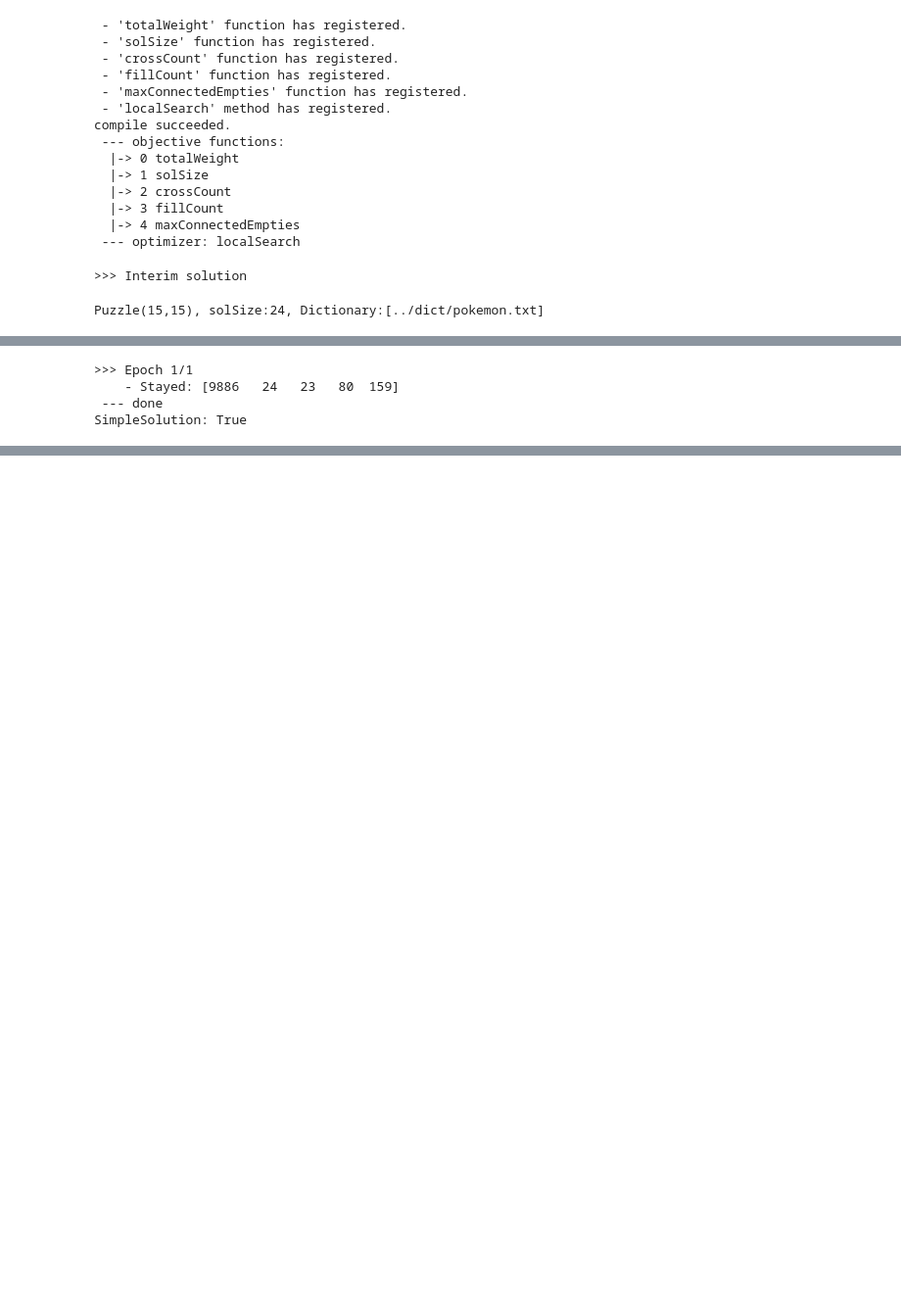
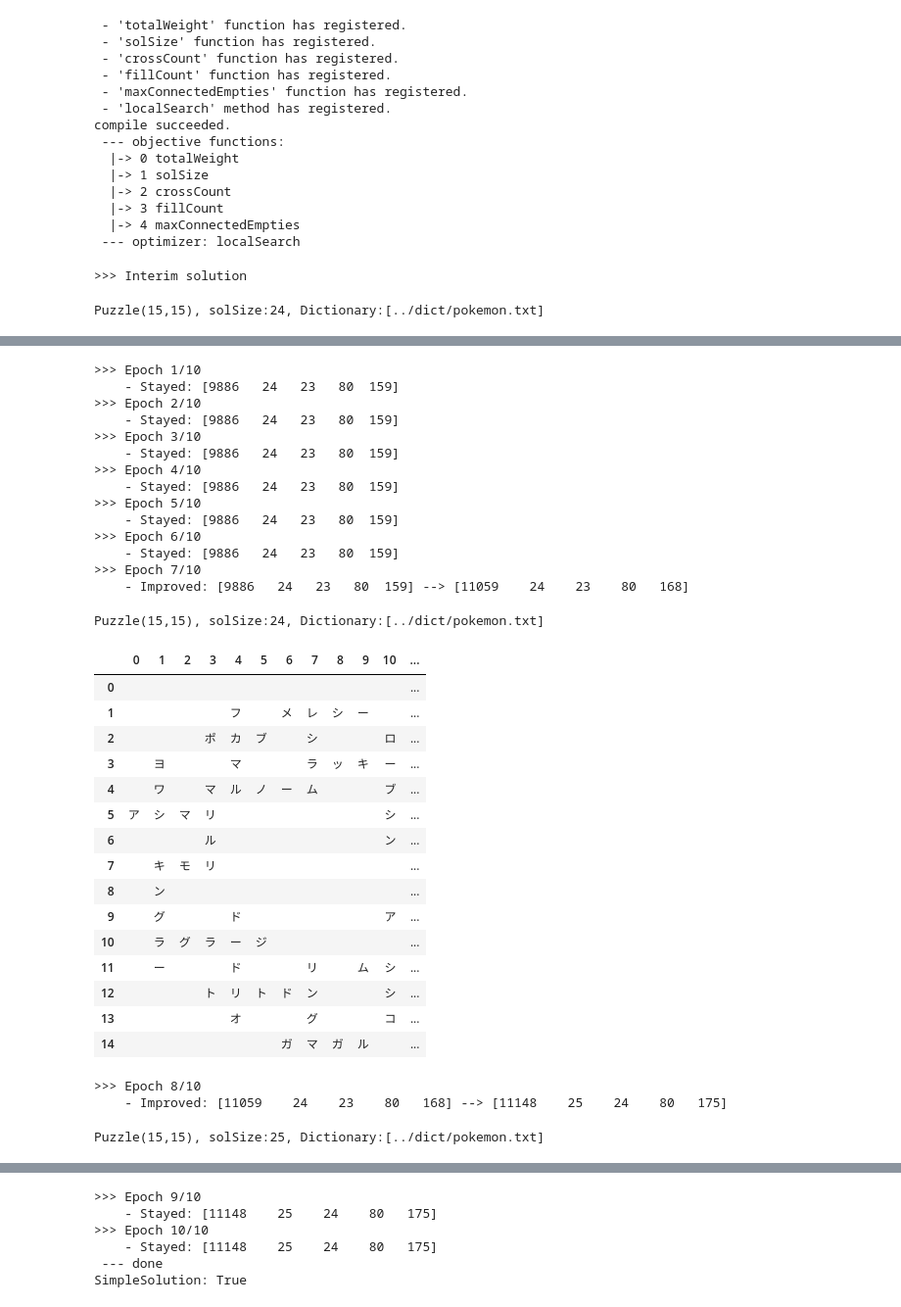
Before and after one commit to sushi-kimura/Crossword-LocalSearch, a Jupyter notebook: jupyter/fancy.ipynb, the cells around one changed output, grey strips where cells are left out. Shown at 98% size. Saved outputs shown, nothing was run; the diff lists cells and outputs as text; code cells hidden in the pictures; blank space fills up the shorter version.

```diff
--- a/jupyter/fancy.ipynb
+++ b/jupyter/fancy.ipynb
@@ -34,8 +34,6 @@ class FancyPuzzle(Puzzle):
         self.mask = mask
 
         super().__init__(width, height, title, msg)
-
-        self.enable = self.enable*mask
 
     def isEnabledAdd(self, div, i, j, word, wLen):
         """
@@ -95,6 +93,31 @@ class FancyPuzzle(Puzzle):
         plt.tight_layout()
         plt.savefig(fpath, dpi=dpi)
         plt.close()
+
+    def jump(self, idx):
+        tmp_puzzle = self.__class__(self.width, self.height, self.mask, self.title, msg=False)
+        tmp_puzzle.dic = copy.deepcopy(self.dic)
+        tmp_puzzle.plc = Placeable(self.width, self.height, tmp_puzzle.dic, msg=False)
+        tmp_puzzle.optimizer = copy.deepcopy(self.optimizer)
+        tmp_puzzle.objFunc = copy.deepcopy(self.objFunc)
+        tmp_puzzle.baseHistory = copy.deepcopy(self.baseHistory)
+
+        if set(self.history).issubset(self.baseHistory) is False:
+            if idx <= len(self.history):
+                tmp_puzzle.baseHistory = copy.deepcopy(self.history)
+            else:
+                raise RuntimeError('This puzzle is up to date')
+
+        for code, k, div, i, j in tmp_puzzle.baseHistory[:idx]:
+            if code == 1:
+                tmp_puzzle._add(div, i, j, k)
+            elif code in (2,3):
+                tmp_puzzle._drop(div, i, j, k)
+        tmp_puzzle.initSol = True
+        return tmp_puzzle
+
+    def move(self, direction, n=0, limit=False):
+        super().move(direction, n, limit)
 # %% [markdown]
 ### フォント設定
 本ライブラリにおける画像化には`matplotlib`が用いられますが、`matplotlib`はデフォルトで日本語に対応したフォントを使わないので、`rcParams`を用いてデフォルトのフォント設定を変更します。
@@ -183,29 +206,59 @@ compile succeeded.
 # %%
 # Solve
 puzzle.firstSolve()
-puzzle.solve(epoch=1)
+puzzle.solve(epoch=10)
 print(f"SimpleSolution: {puzzle.isSimpleSol()}")
 puzzle.saveAnswerImage(f"fig/puzzle/{dic.name}_w{width}_h{height}_r{seed}.png", "【単語リスト】")
 # %% [output]
 >>> Interim solution
 Puzzle(15,15), solSize:24, Dictionary:[../dict/pokemon.txt]
 |  | 0 | 1 | 2 | 3 | 4 | 5 | 6 | 7 | 8 | 9 | 10 | ... |
 | 0 |  |  |  |  |  |  |  |  |  |  |  | ... |
 | 1 |  |  |  |  | フ |  | メ | レ | シ | ー |  | ... |
 | 2 |  |  |  | ポ | カ | ブ |  | シ |  |  | ロ | ... |
 | 3 |  | ヨ |  |  | マ |  |  | ラ | ッ | キ | ー | ... |
 | 4 |  | ワ |  | マ | ル | ノ | ー | ム |  |  | ブ | ... |
 | 5 | ア | シ | マ | リ |  |  |  |  |  |  | シ | ... |
 | 6 |  |  |  | ル |  |  |  |  |  |  | ン | ... |
 | 7 |  | キ | モ | リ |  |  |  |  |  |  |  | ... |
 | 8 |  | ュ |  |  | デ |  |  |  |  |  |  | ... |
 | 9 |  | ウ | ツ | ド | ン |  |  |  |  |  | ア | ... |
 | 10 |  | コ |  |  | リ |  |  | ソ |  |  |  | ... |
 | 11 |  | ン |  | ジ | ュ | プ | ト | ル |  | ム | シ | ... |
 | 12 |  |  |  |  | ウ |  |  | ロ |  |  | シ | ... |
 | 13 |  |  |  |  |  | ケ | ム | ッ | ソ |  | コ | ... |
 | 14 |  |  |  |  |  |  |  | ク |  |  |  | ... |
->>> Epoch 1/1
+>>> Epoch 1/10
     - Stayed: [9886   24   23   80  159]
- --- done
-SimpleSolution: True
+>>> Epoch 2/10
+    - Stayed: [9886   24   23   80  159]
+>>> Epoch 3/10
+    - Stayed: [9886   24   23   80  159]
+>>> Epoch 4/10
+    - Stayed: [9886   24   23   80  159]
+>>> Epoch 5/10
+    - Stayed: [9886   24   23   80  159]
+>>> Epoch 6/10
+    - Stayed: [9886   24   23   80  159]
+>>> Epoch 7/10
+    - Improved: [9886   24   23   80  159] --> [11059    24    23    80   168]
+Puzzle(15,15), solSize:24, Dictionary:[../dict/pokemon.txt]
+|  | 0 | 1 | 2 | 3 | 4 | 5 | 6 | 7 | 8 | 9 | 10 | ... |
+| 0 |  |  |  |  |  |  |  |  |  |  |  | ... |
+| 1 |  |  |  |  | フ |  | メ | レ | シ | ー |  | ... |
+| 2 |  |  |  | ポ | カ | ブ |  | シ |  |  | ロ | ... |
+| 3 |  | ヨ |  |  | マ |  |  | ラ | ッ | キ | ー | ... |
+| 4 |  | ワ |  | マ | ル | ノ | ー | ム |  |  | ブ | ... |
+| 5 | ア | シ | マ | リ |  |  |  |  |  |  | シ | ... |
+| 6 |  |  |  | ル |  |  |  |  |  |  | ン | ... |
+| 7 |  | キ | モ | リ |  |  |  |  |  |  |  | ... |
+| 8 |  | ン |  |  |  |  |  |  |  |  |  | ... |
+| 9 |  | グ |  |  | ド |  |  |  |  |  | ア | ... |
+| 10 |  | ラ | グ | ラ | ー | ジ |  |  |  |  |  | ... |
+| 11 |  | ー |  |  | ド |  |  | リ |  | ム | シ | ... |
+| 12 |  |  |  | ト | リ | ト | ド | ン |  |  | シ | ... |
+| 13 |  |  |  |  | オ |  |  | グ |  |  | コ | ... |
+| 14 |  |  |  |  |  |  | ガ | マ | ガ | ル |  | ... |
+>>> Epoch 8/10
+    - Improved: [11059    24    23    80   168] --> [11148    25    24    80   175]
+Puzzle(15,15), solSize:25, Dictionary:[../dict/pokemon.txt]
@@ -212,3 +281,9 @@ SimpleSolution: True
+>>> Epoch 9/10
+    - Stayed: [11148    25    24    80   175]
+>>> Epoch 10/10
+    - Stayed: [11148    25    24    80   175]
+ --- done
+SimpleSolution: True
 # %%
 e_time = time.time() - start
 print (f"e_time: {format(e_time)} s")
```
Also changed, not shown: parts of 2 cells of this notebook, 8 other files.
